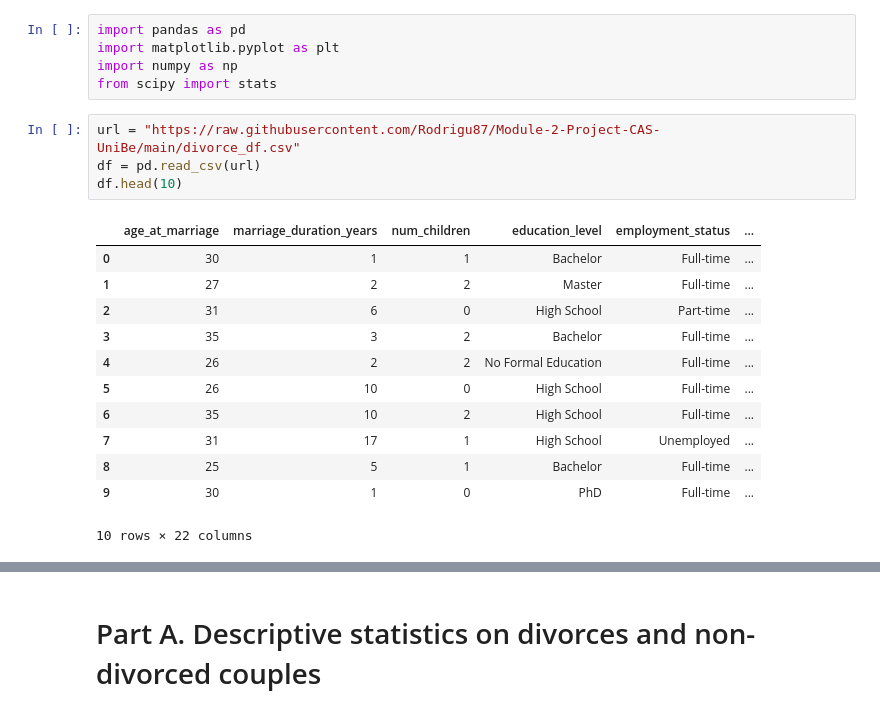
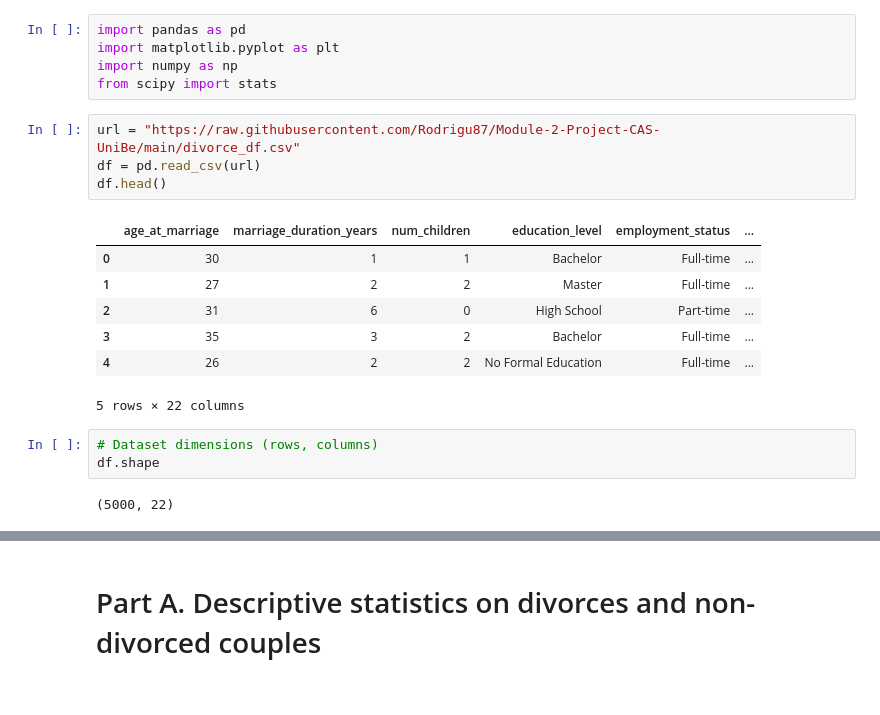
Before and after one commit to Rodrigu87/Module-2-Project-CAS-UniBe, a Jupyter notebook: Divorce.ipynb, the cells around one changed output, grey strips where cells are left out. Saved outputs shown, nothing was run; the diff lists cells and outputs as text.

```diff
--- a/Divorce.ipynb
+++ b/Divorce.ipynb
@@ -37,17 +43,17 @@ from scipy import stats
 # %%
 url = "https://raw.githubusercontent.com/Rodrigu87/Module-2-Project-CAS-UniBe/main/divorce_df.csv"
 df = pd.read_csv(url)
-df.head(10)
+df.head()
 # %% [output]
 |  | age_at_marriage | marriage_duration_years | num_children | education_level | employment_status | ... |
 | 0 | 30 | 1 | 1 | Bachelor | Full-time | ... |
 | 1 | 27 | 2 | 2 | Master | Full-time | ... |
 | 2 | 31 | 6 | 0 | High School | Part-time | ... |
 | 3 | 35 | 3 | 2 | Bachelor | Full-time | ... |
 | 4 | 26 | 2 | 2 | No Formal Education | Full-time | ... |
-| 5 | 26 | 10 | 0 | High School | Full-time | ... |
-| 6 | 35 | 10 | 2 | High School | Full-time | ... |
-| 7 | 31 | 17 | 1 | High School | Unemployed | ... |
-| 8 | 25 | 5 | 1 | Bachelor | Full-time | ... |
-| 9 | 30 | 1 | 0 | PhD | Full-time | ... |
-10 rows × 22 columns
+5 rows × 22 columns
+# %%
+# Dataset dimensions (rows, columns)
+df.shape
+# %% [output]
+(5000, 22)
```
Also changed, not shown: parts of 10 cells of this notebook.
